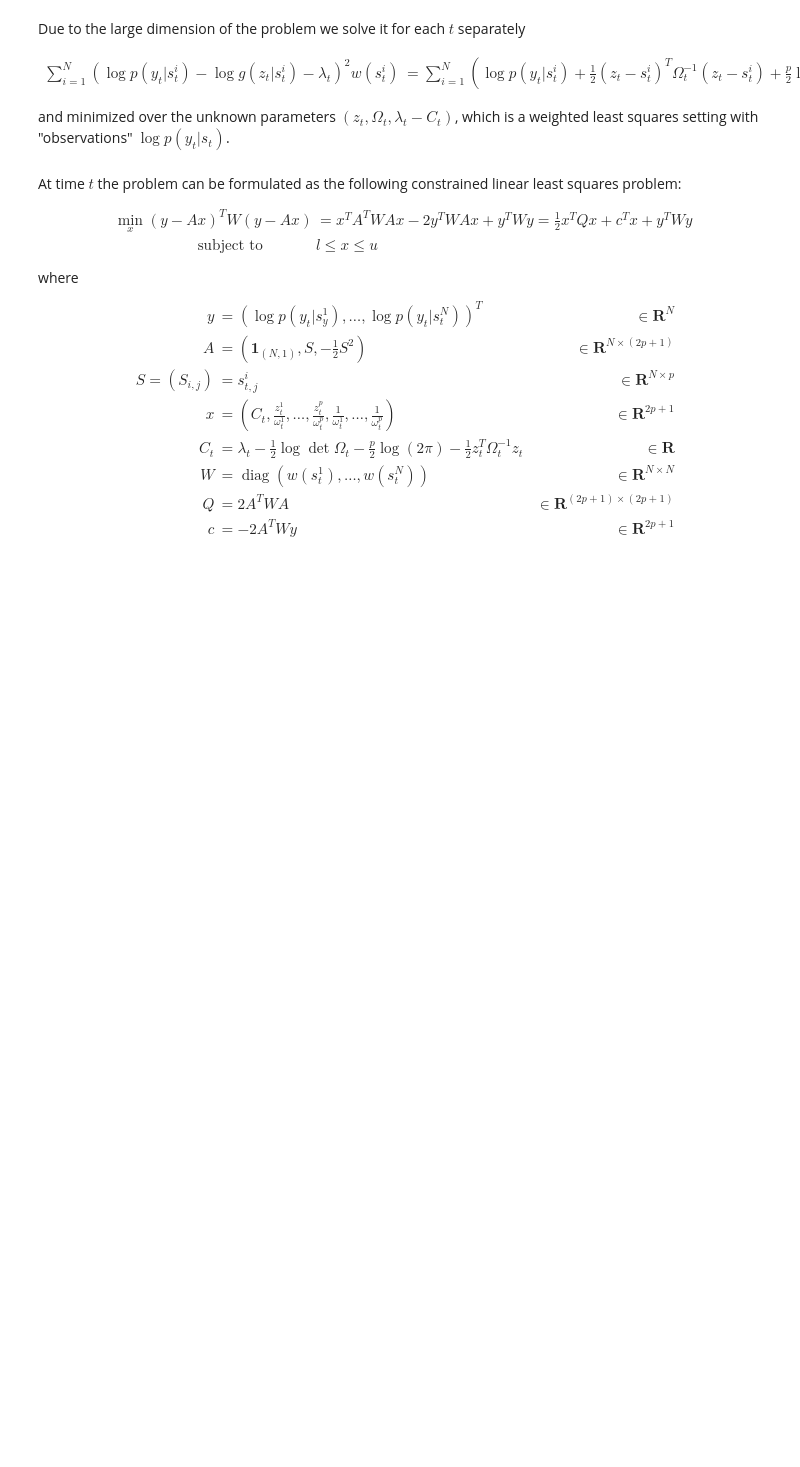
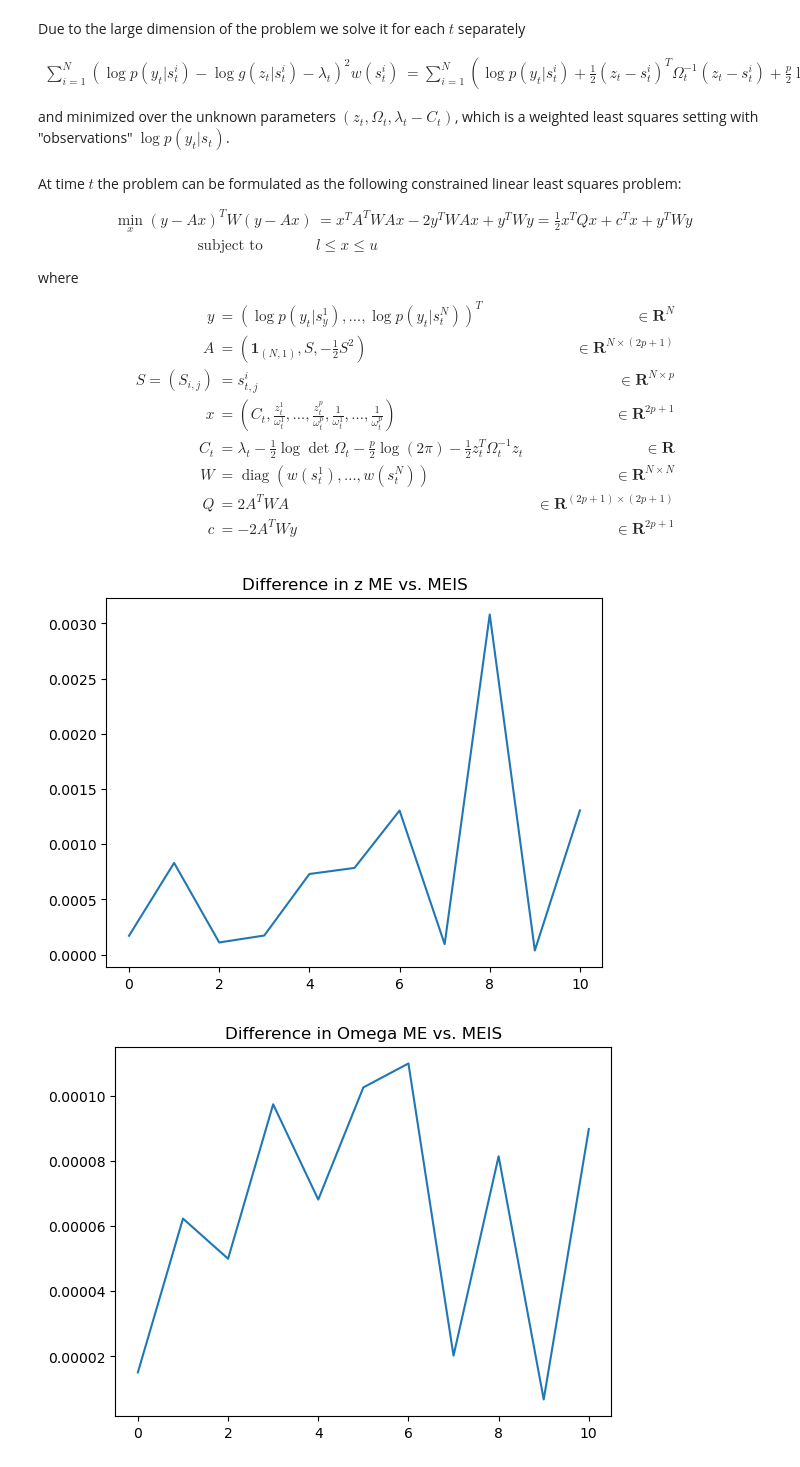
Before and after one commit to stefanheyder/isssm, a Jupyter notebook: nbs/50_modified_efficient_importance_sampling.ipynb, the cells around one changed output. Drawn from its saved outputs; the diff is of its cells as text; code cells hidden in the pictures; blank space fills up the shorter version.

```diff
--- a/nbs/50_modified_efficient_importance_sampling.ipynb
+++ b/nbs/50_modified_efficient_importance_sampling.ipynb
@@ -215,33 +215,36 @@ from isssm.importance_sampling import ess_lw
 # %%
 m, p, n = 3, 2, 10
 A = jnp.broadcast_to(jnp.eye(m), (n, m, m))
 B = jnp.broadcast_to(jnp.array([[1, 0, 1], [0, 1, 1]]), (n + 1, p, m))
 
 s2= 0.01
 Sigma = jnp.broadcast_to(s2 * jnp.eye(m), (n + 1, m, m))
 x0 = jnp.ones(m)
 
 key = jrn.PRNGKey(512)
 key, subkey = jrn.split(key)
 *_, dist, xi = nb_lcssm(x0, A, Sigma, B, 20.)
-N = 1
-(x, ), (y,) = simulate_lcssm(x0, A, Sigma, B, dist, xi, N, subkey)
+(x, ), (y,) = simulate_lcssm(x0, A, Sigma, B, dist, xi, 1, subkey)
 s_init = jnp.log(y + 1.)
 x_smooth, z, Omega = mode_estimation(y, x0, A, Sigma, B, dist, xi, s_init, 100)
 
+N = int(1e4)
 key, subkey = jrn.split(key)
 z_meis, Omega_meis = modified_efficient_importance_sampling(
-    y, x0, A, Sigma, B, xi, dist, z, Omega, 10, int(1e7), subkey
+    y, x0, A, Sigma, B, xi, dist, z, Omega, 10, N, subkey
 )
 z_diff = ((z_meis - z)**2).mean(axis=1)
 plt.title("Difference in z ME vs. MEIS")
 plt.plot(z_diff)
 plt.show()
 
 Omega_diff = ((Omega_meis - Omega)**2).mean(axis=(1,2))
 plt.title("Difference in Omega ME vs. MEIS")
 plt.plot(Omega_diff)
 plt.show()
+# %% [output]
+[figure, added]
+[figure, added]
 # %%
 x_filt, Xi_filt, x_pred, Xi_pred = kalman(z_meis, x0, Sigma, Omega_meis, A, B)
 x_smooth, Xi_smooth = smoother(x_filt, Xi_filt, x_pred, Xi_pred, A)
```
Also changed, not shown: parts of 2 cells of this notebook.
